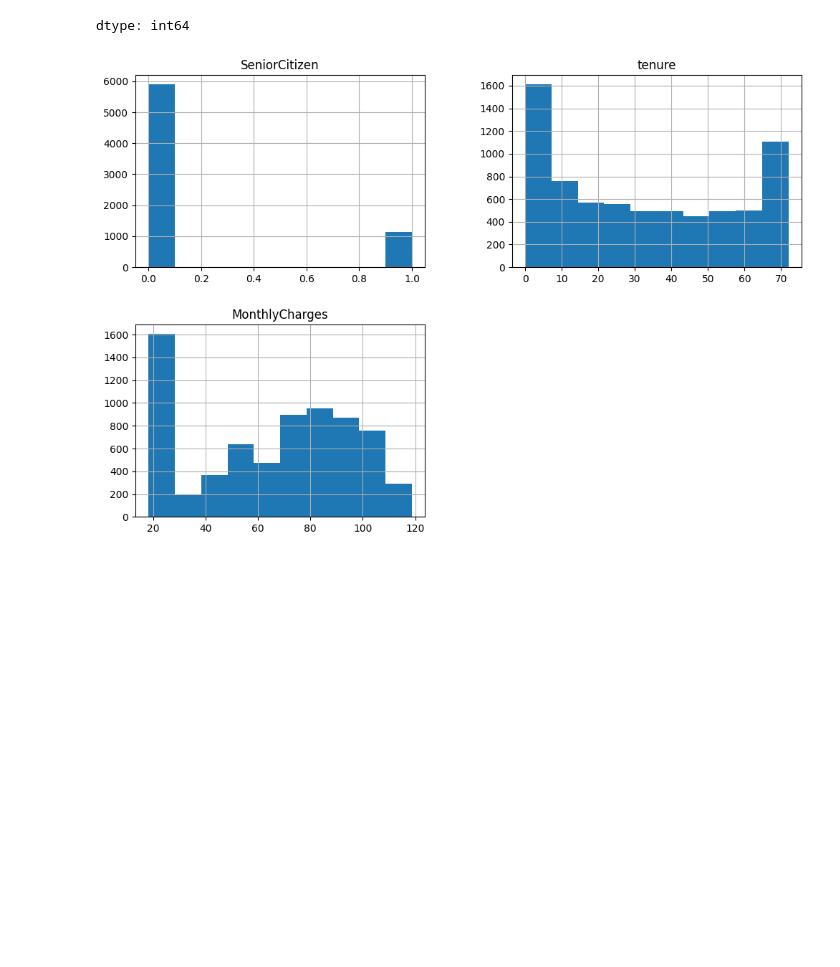
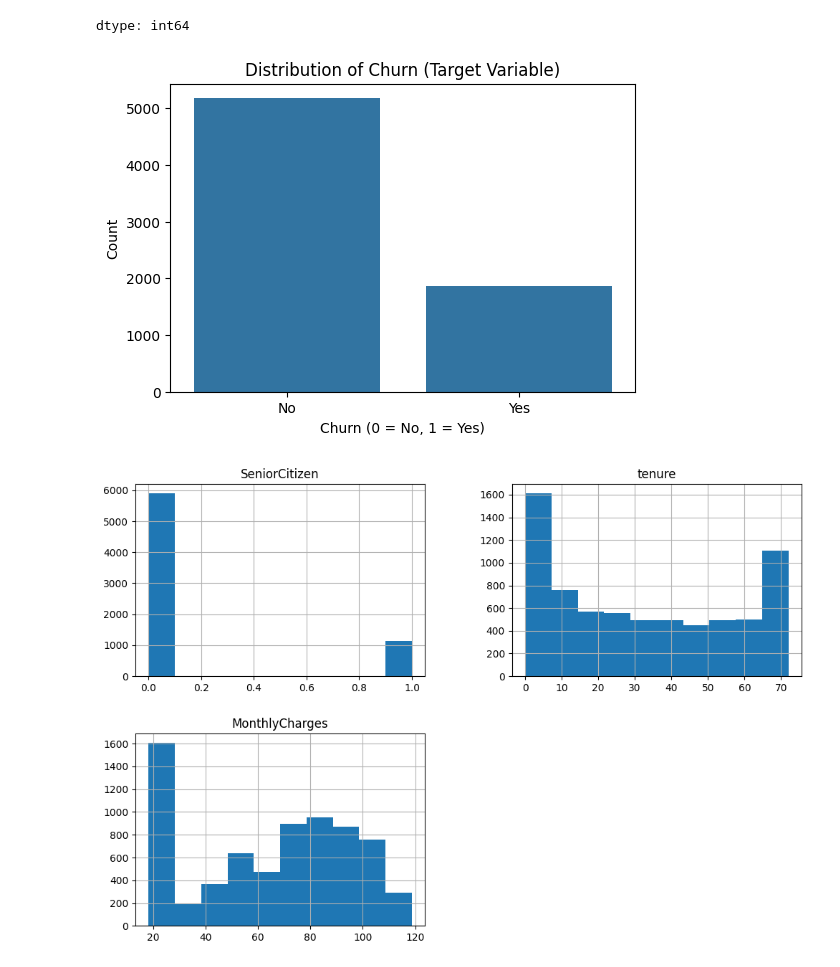
Before and after one commit to viduliyanage7/ML-CW, a Jupyter notebook: cw.ipynb, the cells around one changed output. Drawn from its saved outputs; the diff is of its cells as text; code cells hidden in the pictures; blank space fills up the shorter version.

```diff
--- a/cw.ipynb
+++ b/cw.ipynb
@@ -77,6 +77,15 @@ df.isnull().sum()
 | TotalCharges | 0 |
 | Churn | 0 |
 dtype: int64
+# %%
+plt.figure(figsize=(6, 4))
+sns.countplot(x='Churn', data=df)
+plt.title('Distribution of Churn (Target Variable)')
+plt.xlabel('Churn (0 = No, 1 = Yes)')
+plt.ylabel('Count')
+plt.show()
+# %% [output]
+[figure, added]
 # %%
 import matplotlib.pyplot as plt
 df.hist(figsize=(12,8))
```
Also changed, not shown: parts of 9 cells of this notebook.
